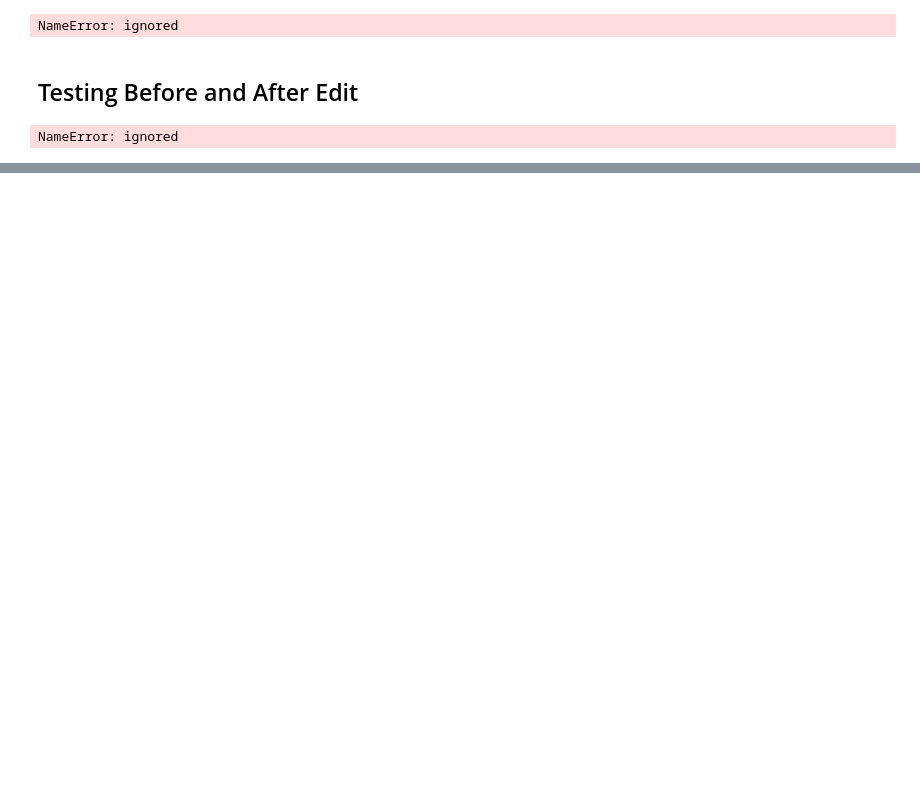
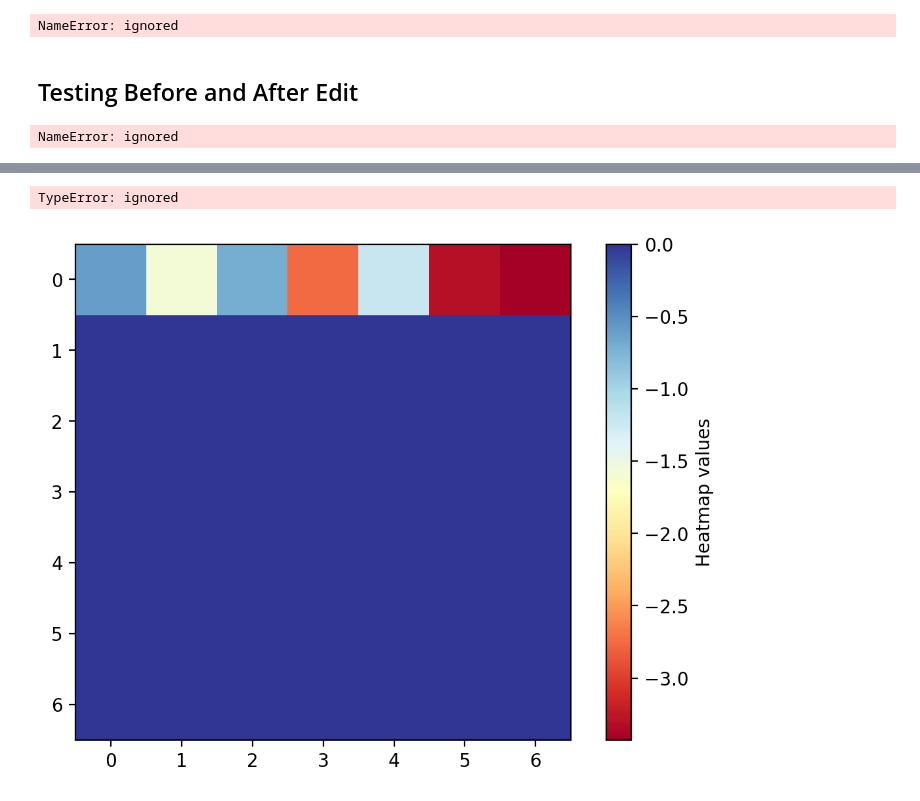
Before and after one commit to JayThibs/rome-experiments, a Jupyter notebook: notebooks/rome.ipynb, the cells around one changed output, grey strips where cells are left out. Cells and saved outputs as stored; diff of their text form; code cells hidden in the pictures; blank space fills up the shorter version.

Commit message:
Added log-probs heatmap.

```diff
--- a/notebooks/rome.ipynb
+++ b/notebooks/rome.ipynb
@@ -71,7 +68,7 @@ We recommend **EleutherAI's GPT-J (6B)** due to better generalization (see [our
 * `EleutherAI/gpt-j-6B` requires slightly more than 24GB VRAM
 * `gpt2-xl` runs comfortably on 8GB VRAM
 # %%
-MODEL_NAME = "EleutherAI/gpt-j-6B"  # gpt2-{medium,large,xl} or EleutherAI/gpt-j-6B
+MODEL_NAME = "gpt2-xl"  # gpt2-{medium,large,xl} or EleutherAI/gpt-j-6B
 # %%
 device = 'cuda'
 model, tok = (
@@ -919,0 +1430,17 @@ The fact that she's right doesn't make it any less funny or true. You can't argu
+# %%
+log_probs_dict = {}
+# %%
+base_prompts = ["A cheese is made of", "A tree is made of", "An apple is a type of"]
+for base_prompt, edit in zip(base_prompts, edits):
+    log_probs_dict[base_prompt] = {}
+    subjects = edit['request'][0]['subjects']
+    for edit_token in subjects:
+        log_probs_dict[base_prompt][edit_token] = dict.fromkeys(subjects)
+        for subject in subjects:
+            output_tokens = [edit['request'][0]['target_true']['str'], edit['request'][0]['target_new']['str']]
+            log_probs_dict[base_prompt][edit_token][subject] = dict.fromkeys(output_tokens)
+            for output_token in output_tokens:
+                log_probs_dict[base_prompt][edit_token][subject][output_token] = {"before_edit": 0, "after_edit": 0}
+
+
+print(log_probs_dict)
@@ -919,0 +1652,30 @@ The fact that she's right doesn't make it any less funny or true. You can't argu
+# %%
+import matplotlib.pyplot as plt
+import numpy as np
+
+# Create some fake data to represent the values in the heatmap
+for k in list(data_dict.keys()):
+    data = data_dict[k]['before_edit']['true_token'][0]
+
+    # Create the heatmap using the imshow function
+    plt.figure(figsize=(7, 5), dpi=200)
+    plt.imshow(data, cmap='RdYlBu')
+
+    # Add labels to the x and y axes
+    plt.xticks(np.arange(len(data[0])))
+    plt.yticks(np.arange(len(data)))
+
+    # Add tick marks and labels to the colorbar
+    cbar = plt.colorbar()
+    cbar.set_label('Heatmap values')
+
+    # Add numbers inside each element in the map
+    for i in range(10):
+        for j in range(10):
+            text = plt.text(j, i, round(data[i, j], 2), ha="center", va="center", color="black")
+
+    plt.show()
+    break
+# %% [output]
+TypeError: ignored
+[figure, added]
```
Also changed, not shown: parts of 62 cells of this notebook.
